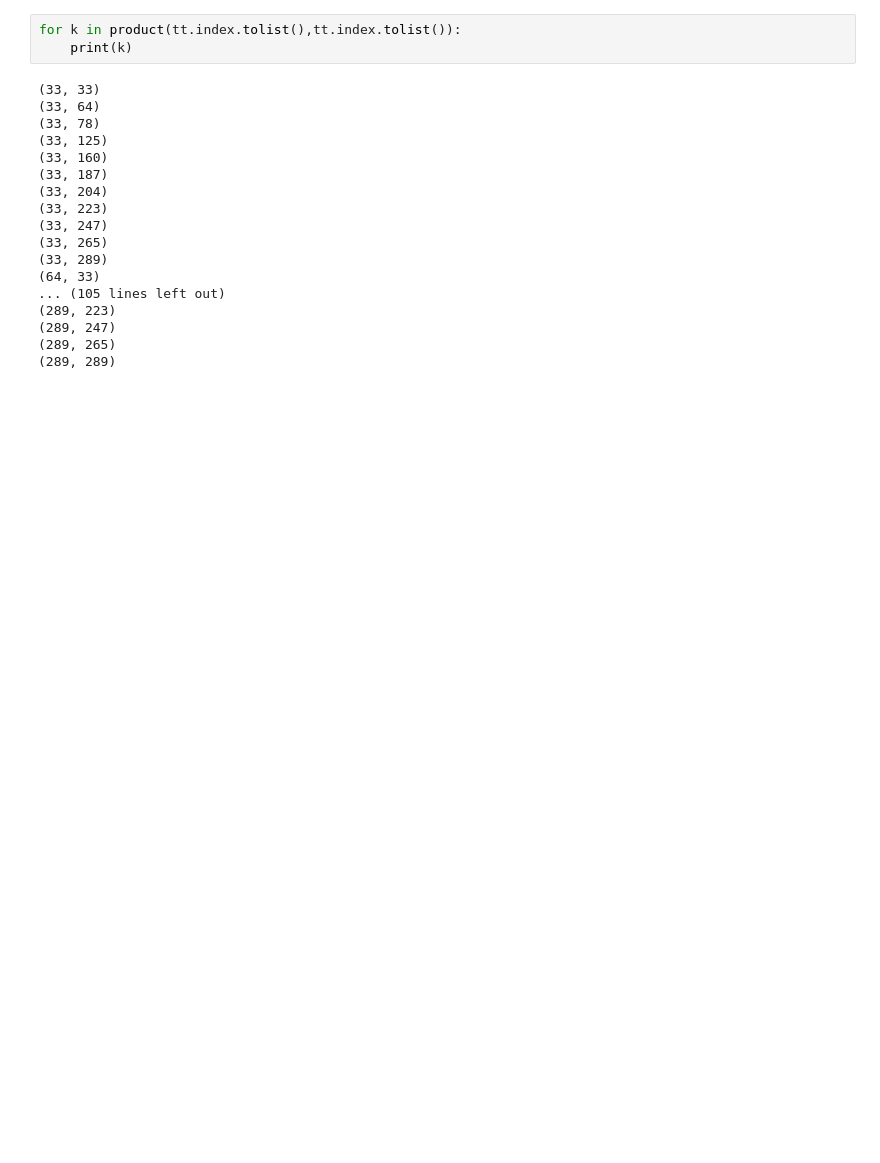
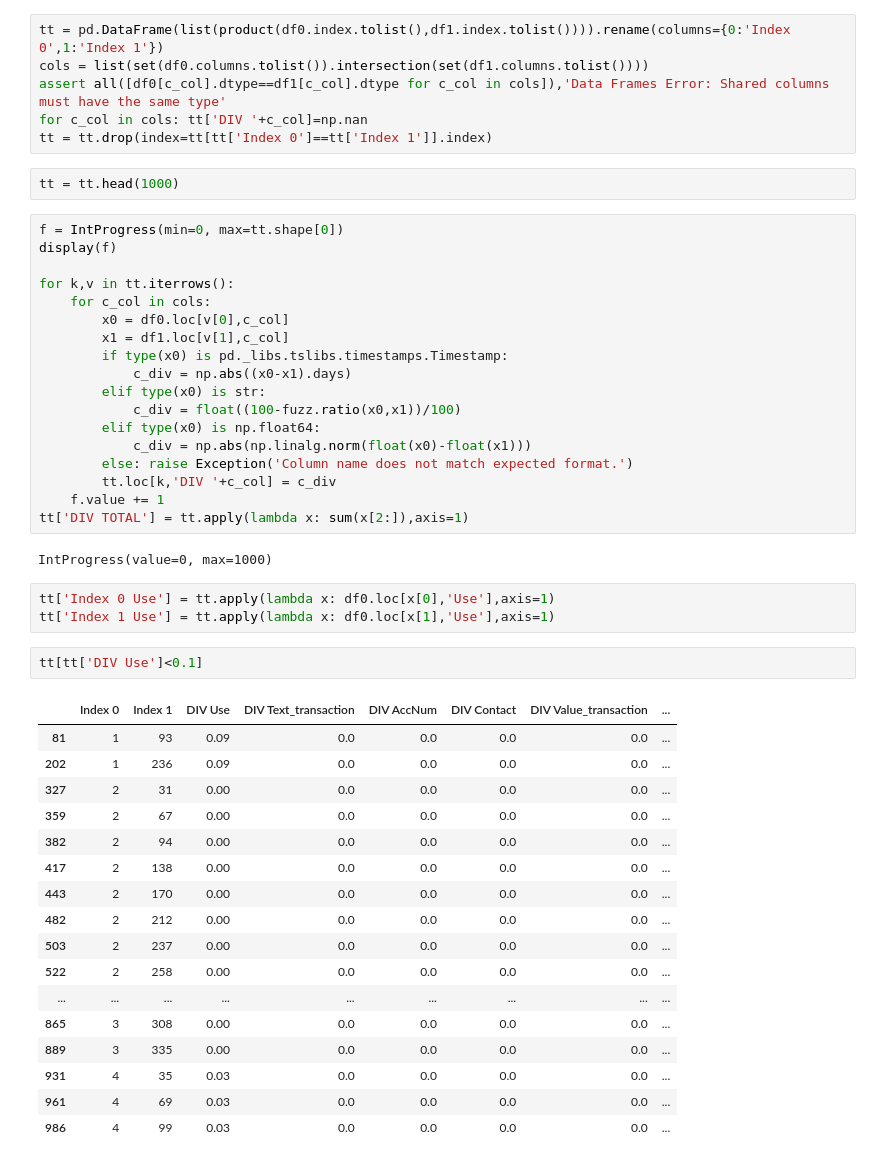
Before and after one commit to janlucasdeinhard/pyfiles, a Jupyter notebook: 50_ADMIN/MONETARY/00_EXTRACT_SINGLE_CUSTOMERS.ipynb, the cells around one changed output. Cells and saved outputs as stored; diff of their text form; blank space fills up the shorter version.

```diff
--- a/50_ADMIN/MONETARY/00_EXTRACT_SINGLE_CUSTOMERS.ipynb
+++ b/50_ADMIN/MONETARY/00_EXTRACT_SINGLE_CUSTOMERS.ipynb
@@ -119,21 +121,51 @@ IndexError: single positional indexer is out-of-bounds
-# %%
-for k in product(tt.index.tolist(),tt.index.tolist()):
-    print(k)
-# %% [output]
-(33, 33)
-(33, 64)
-(33, 78)
-(33, 125)
-(33, 160)
-(33, 187)
-(33, 204)
-(33, 223)
-(33, 247)
-(33, 265)
-(33, 289)
-(64, 33)
-... (105 lines left out)
-(289, 223)
-(289, 247)
-(289, 265)
-(289, 289)
+# %%
+tt = pd.DataFrame(list(product(df0.index.tolist(),df1.index.tolist()))).rename(columns={0:'Index 0',1:'Index 1'})
+cols = list(set(df0.columns.tolist()).intersection(set(df1.columns.tolist())))
+assert all([df0[c_col].dtype==df1[c_col].dtype for c_col in cols]),'Data Frames Error: Shared columns must have the same type'
+for c_col in cols: tt['DIV '+c_col]=np.nan
+tt = tt.drop(index=tt[tt['Index 0']==tt['Index 1']].index)
+# %%
+tt = tt.head(1000)
+# %%
+f = IntProgress(min=0, max=tt.shape[0])
+display(f)
+
+for k,v in tt.iterrows():
+    for c_col in cols:
+        x0 = df0.loc[v[0],c_col]
+        x1 = df1.loc[v[1],c_col]
+        if type(x0) is pd._libs.tslibs.timestamps.Timestamp:
+            c_div = np.abs((x0-x1).days)
+        elif type(x0) is str:
+            c_div = float((100-fuzz.ratio(x0,x1))/100)
+        elif type(x0) is np.float64:
+            c_div = np.abs(np.linalg.norm(float(x0)-float(x1)))
+        else: raise Exception('Column name does not match expected format.')
+        tt.loc[k,'DIV '+c_col] = c_div
+    f.value += 1
+tt['DIV TOTAL'] = tt.apply(lambda x: sum(x[2:]),axis=1)
+# %% [output]
+IntProgress(value=0, max=1000)
+# %%
+tt['Index 0 Use'] = tt.apply(lambda x: df0.loc[x[0],'Use'],axis=1)
+tt['Index 1 Use'] = tt.apply(lambda x: df0.loc[x[1],'Use'],axis=1)
+# %%
+tt[tt['DIV Use']<0.1]
+# %% [output]
+|  | Index 0 | Index 1 | DIV Use | DIV Text_transaction | DIV AccNum | DIV Contact | DIV Value_transaction | ... |
+| 81 | 1 | 93 | 0.09 | 0.0 | 0.0 | 0.0 | 0.0 | ... |
+| 202 | 1 | 236 | 0.09 | 0.0 | 0.0 | 0.0 | 0.0 | ... |
+| 327 | 2 | 31 | 0.00 | 0.0 | 0.0 | 0.0 | 0.0 | ... |
+| 359 | 2 | 67 | 0.00 | 0.0 | 0.0 | 0.0 | 0.0 | ... |
+| 382 | 2 | 94 | 0.00 | 0.0 | 0.0 | 0.0 | 0.0 | ... |
+| 417 | 2 | 138 | 0.00 | 0.0 | 0.0 | 0.0 | 0.0 | ... |
+| 443 | 2 | 170 | 0.00 | 0.0 | 0.0 | 0.0 | 0.0 | ... |
+| 482 | 2 | 212 | 0.00 | 0.0 | 0.0 | 0.0 | 0.0 | ... |
+| 503 | 2 | 237 | 0.00 | 0.0 | 0.0 | 0.0 | 0.0 | ... |
+| 522 | 2 | 258 | 0.00 | 0.0 | 0.0 | 0.0 | 0.0 | ... |
+| ... | ... | ... | ... | ... | ... | ... | ... | ... |
+| 865 | 3 | 308 | 0.00 | 0.0 | 0.0 | 0.0 | 0.0 | ... |
+| 889 | 3 | 335 | 0.00 | 0.0 | 0.0 | 0.0 | 0.0 | ... |
+| 931 | 4 | 35 | 0.03 | 0.0 | 0.0 | 0.0 | 0.0 | ... |
+| 961 | 4 | 69 | 0.03 | 0.0 | 0.0 | 0.0 | 0.0 | ... |
+| 986 | 4 | 99 | 0.03 | 0.0 | 0.0 | 0.0 | 0.0 | ... |
```
Also changed, not shown: parts of 17 cells of this notebook, 1 other file.
